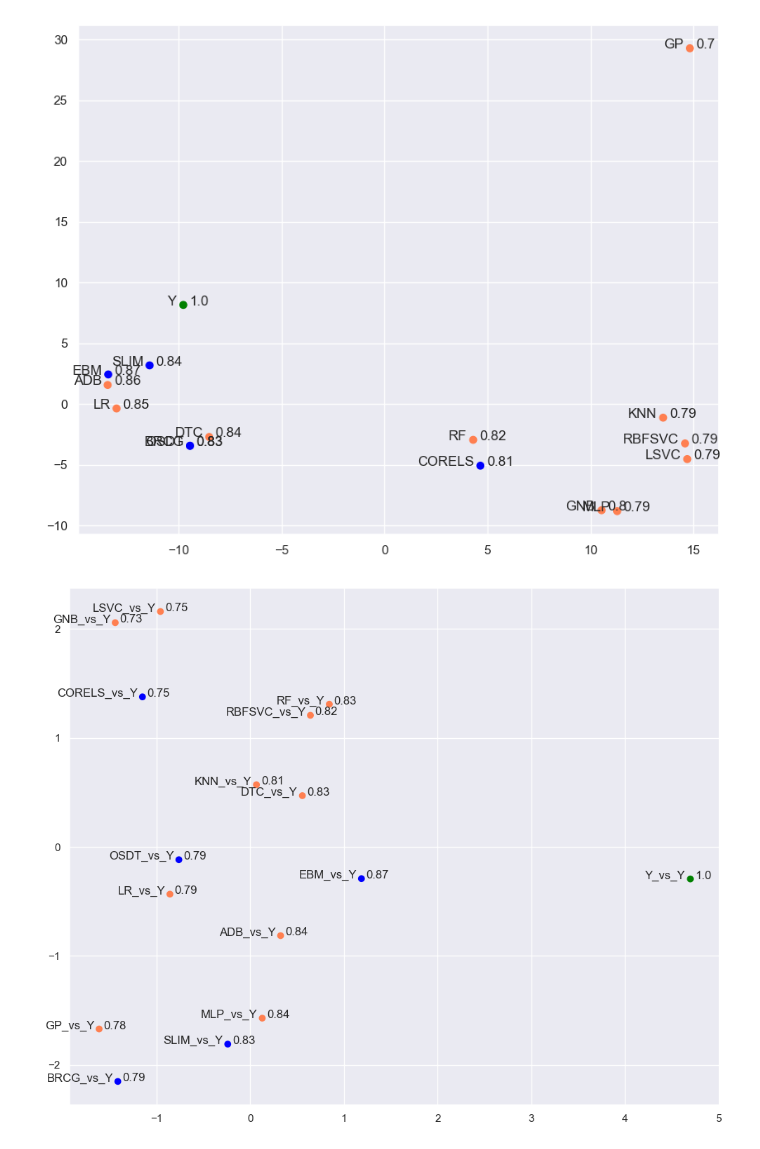
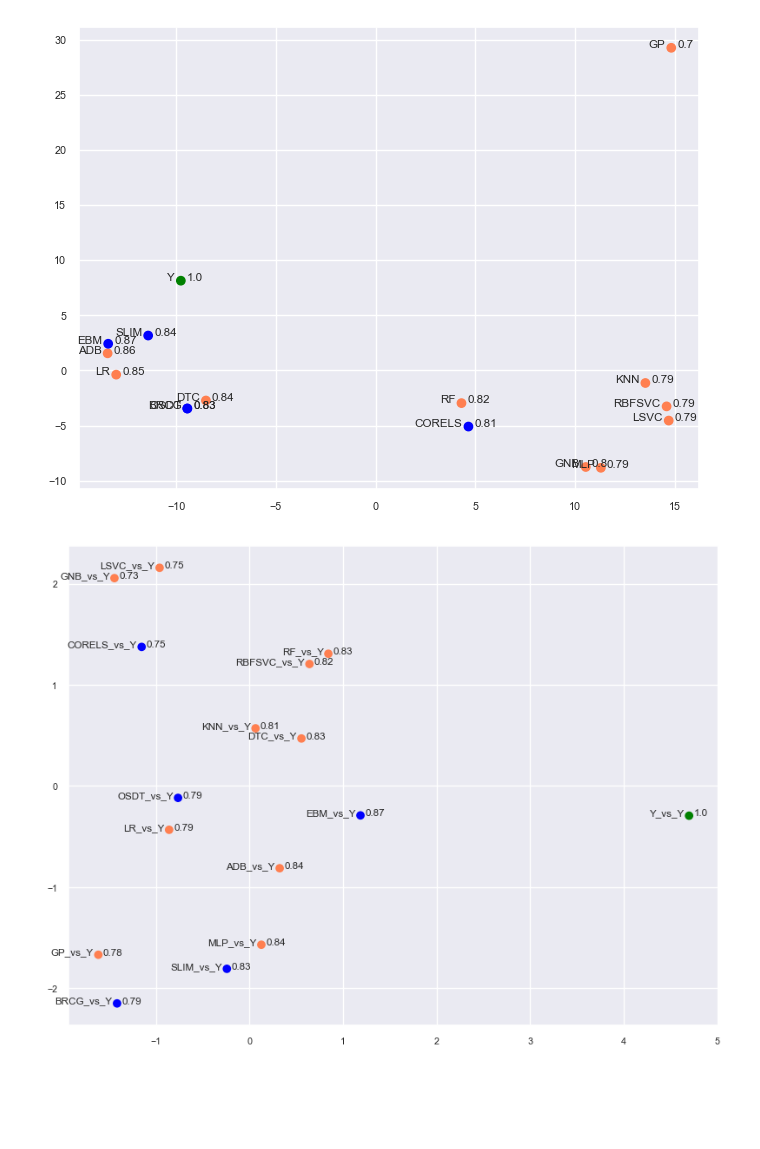
Before and after one commit to zhesimon/ComparativeMetaModels, a Jupyter notebook: Interface_example.ipynb, the cells around one changed output. Saved outputs shown, nothing was run; the diff lists cells and outputs as text; code cells hidden in the pictures; blank space fills up the shorter version.

```diff
--- a/Interface_example.ipynb
+++ b/Interface_example.ipynb
@@ -26,35 +28,35 @@ MC_heatmap_of_prediction(Y_list, decimal=2, figsize=(10,8), export_file=True, fi
 # %%
 """
     Figure 9 in the paper performing pairwise comparison via plotting PCA dimensionality reduction on model predictions
     Models locate close to each other have similar predictions
     Next to model names are prediction accuracies
 
     Parameters
     ----------
     Y_list : a list of tuples that consists of model names, model predictions, and test accuracies
     color_indices: a list of indices for the colors
     colors: a list of colors
     export_file: option to save the current figure
     filename: file name to be specified to save the current figure
 """
 df=pd.read_csv('Adult_testdata_and_prediction.csv')
 df = df.iloc[:, -16:]
 
 Y_list=[]
 for i in range(df.shape[1]):
         model_name=df.columns[i]
         predictions=df[model_name].to_numpy()
         acc = sum(df.iloc[:,0]==df.iloc[:,i])/(df.shape[0])
         Y=model_name, predictions, round(acc,2)
         Y_list.append(Y)
 
 color_indices = [0,1,1,1,1,1,1,1,1,1,1,2,2,2,2,2]
 colors = ['green','coral','blue']
 
-MC_scatterplot_prediction(Y_list, color_indices=color_indices, colors=colors, figsize=(10,8),
+MC_scatterplot_prediction(Y_list, color_indices=color_indices, colors=colors, figsize=(8,6),
                           export_file=True, filename='MC_scatterplot_prediction.png', alpha=1, dpi=300)
 # %% [output]
-[figure, old version]
+[figure, new version]
 # %%
 """
     Figure 30 in the paper performing pairwise comparison via plotting PCA dimensionality reduction on models' confusion matrices
@@ -84,10 +86,10 @@ for i in range(Ys.shape[1]):
 color_indices = [0,1,1,1,1,1,1,1,1,1,1,2,2,2,2,2]
 colors = ['green','coral','blue']
 
-MC_scatterplot_confusion(Y_list, color_indices=color_indices, colors=colors, figsize=(10,8),
+MC_scatterplot_confusion(Y_list, color_indices=color_indices, colors=colors, figsize=(8,6),
                           export_file=True, filename='MC_scatterplot_prediction.png', alpha=1, dpi=300)
 # %% [output]
-[figure, old version]
+[figure, new version]
 # %%
 """
     Figure 10 in the paper performing model comparison via hierarchical clustering by prediction.
```
Also changed, not shown: parts of 7 cells of this notebook, 1 other file.
